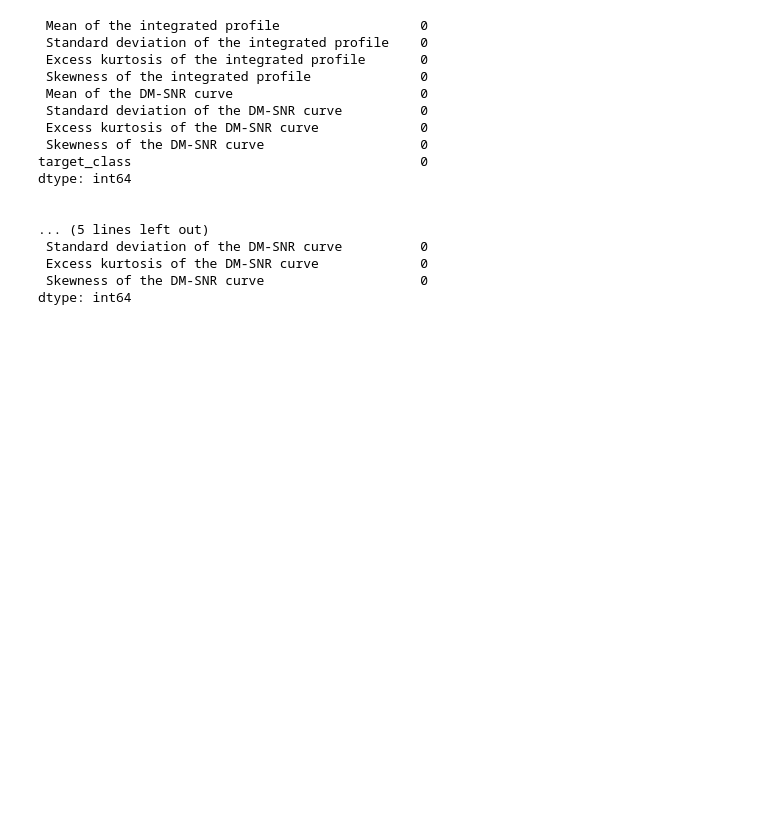
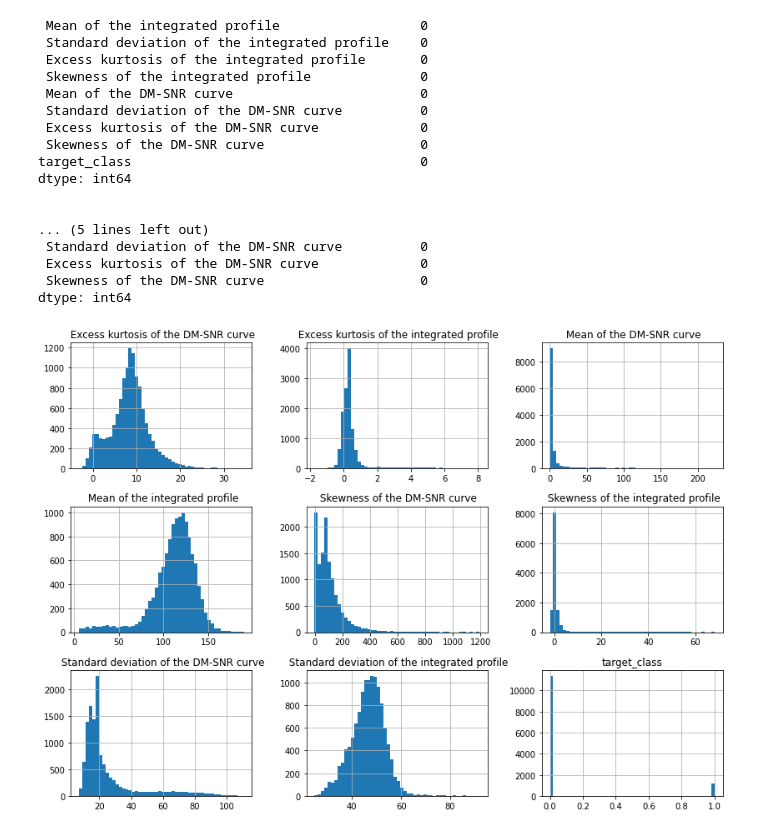
Before and after one commit to Nextgen-AI-solutions/Kaggle_challenges, a Jupyter notebook: pulsar_star_dataset/star.ipynb, the cells around one changed output. Cells and saved outputs as stored; diff of their text form; code cells hidden in the pictures; blank space fills up the shorter version.

```diff
--- a/pulsar_star_dataset/star.ipynb
+++ b/pulsar_star_dataset/star.ipynb
@@ -141,3 +141,8 @@ dtype: int64
  Excess kurtosis of the DM-SNR curve             0
  Skewness of the DM-SNR curve                    0
 dtype: int64
+# %%
+train_df.hist(bins=50,figsize=(14,10))
+plt.show()
+# %% [output]
+[figure, added]
```
Also changed, not shown: parts of 37 cells of this notebook.
